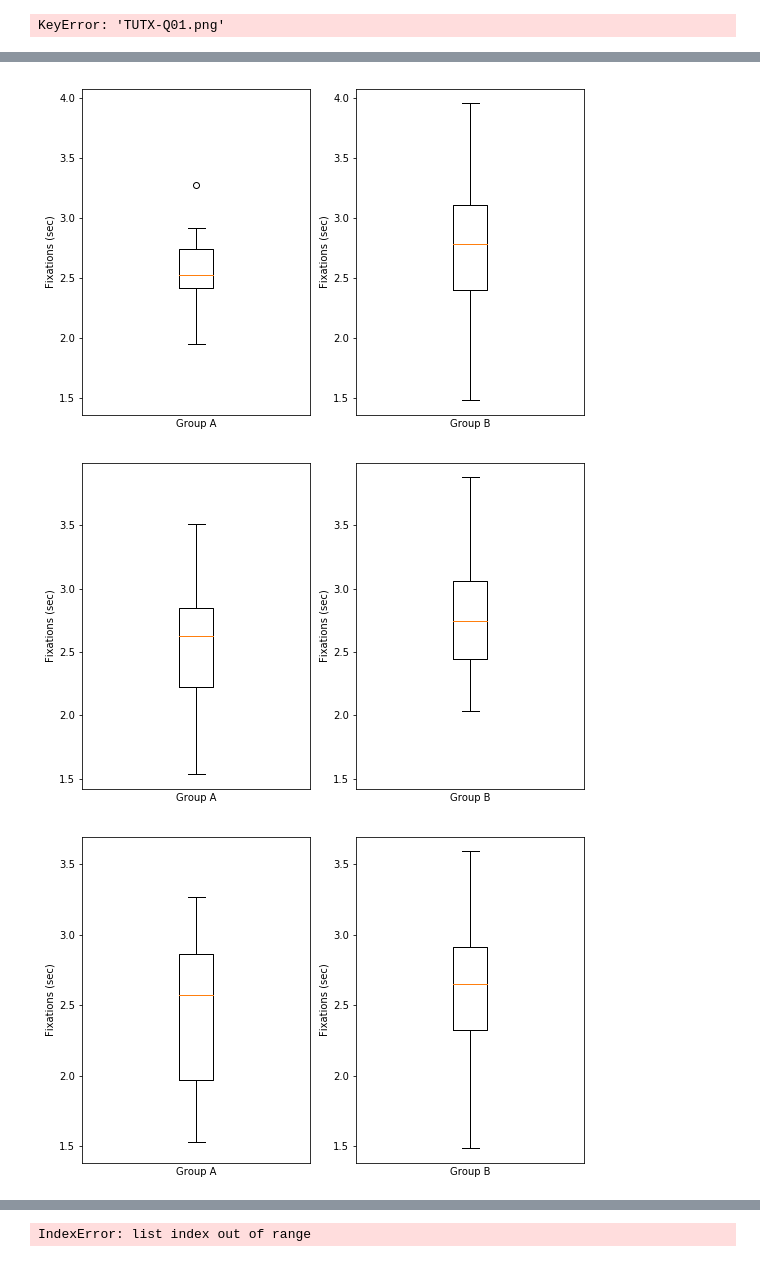
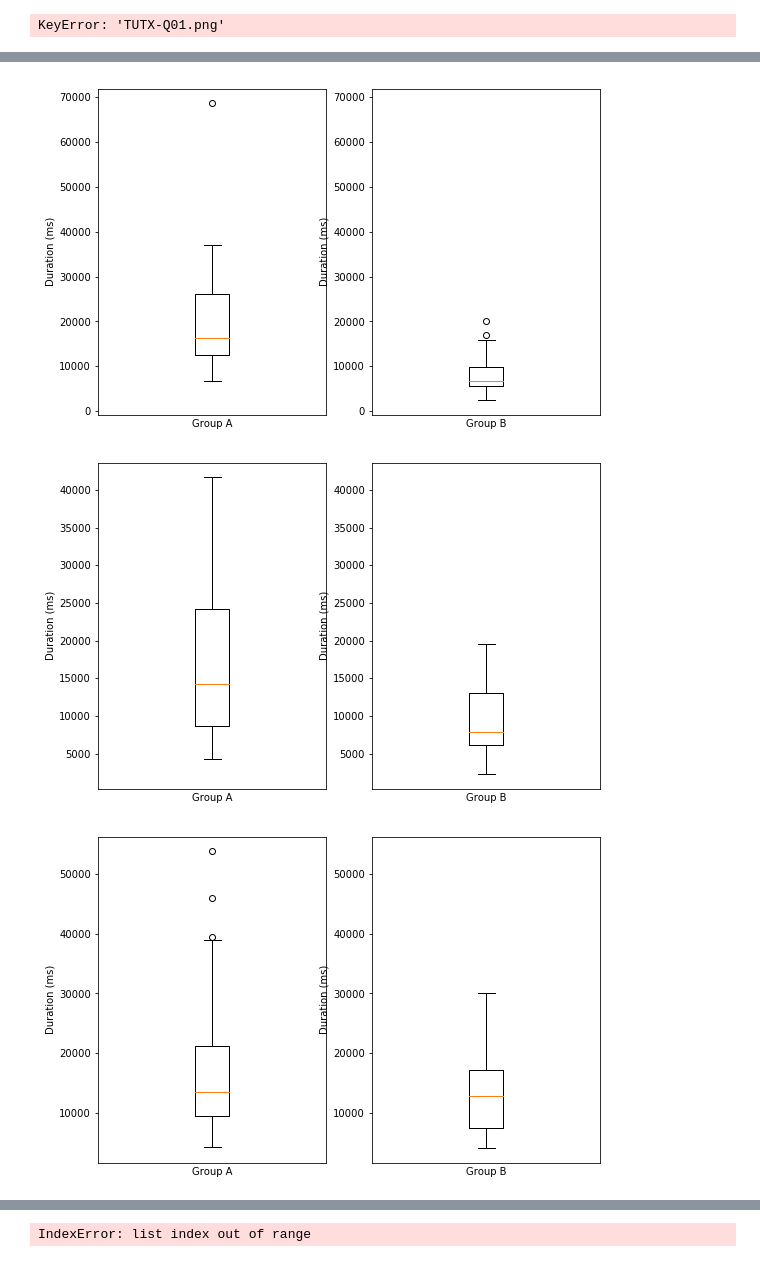
Before and after one commit to SKCarlsson/TobiiScripts, a Jupyter notebook: Notebook/Tobii v3.ipynb, the cells around one changed output, grey strips where cells are left out. Drawn from its saved outputs; the diff is of its cells as text; code cells hidden in the pictures.

```diff
--- a/Notebook/Tobii v3.ipynb
+++ b/Notebook/Tobii v3.ipynb
@@ -65,5 +65,28 @@ def CalculateDurationForImage(dataList):
     end = float(dataList[-1][RecordingTimestampIndex])
     duration = end - start
     #Convert to seconds
-    duration = duration / 1000
+    duration = duration
     return duration
+# %%
+def CalculateFixation(dataList):
+    fixations = {}
+    fixationIndex = GetIndexForHeader("FixationIndex")
+    RecordingTimestampIndex = GetIndexForHeader("RecordingTimestamp")
+    for row in dataList:
+        if row[fixationIndex] not in fixations.keys():
+            fixations[row[fixationIndex]] = []
+            fixations[row[fixationIndex]].append(row)
+        elif row[fixationIndex] in fixations.keys():
+            fixations[row[fixationIndex]].append(row)
+    fixations.pop('', None)
+    fixationCount = len(fixations.keys())
+    fixationDuration = []
+    for key in fixations.keys():
+        start = fixations[key][0][RecordingTimestampIndex]
+        end = fixations[key][-1][RecordingTimestampIndex]
+        duration = int(end) - int(start)
+        fixationDuration.append(duration)
+    fixationDuration = [x for x in fixationDuration if x != 0]
+    fixationDurationAverage = np.mean(fixationDuration)
+    fixationDurationTotal = np.sum(fixationDuration)
+    return fixationCount, fixationDurationAverage, fixationDurationTotal
@@ -129,7 +197,7 @@ def CalculateFixationDuration(dataList):
         elif prev is not "" and current is "":
             end = row[RecordingTimestampIndex]
             duration = int(end) - int(start)
-            duration = float(duration) / 1000
+            duration = float(duration)
             fixationDurations.append(duration)
     return fixationDurations
 # %%
@@ -442,0 +503,6 @@ data["M4A-Q24.png"]
+# %%
+for key in data.keys():
+    for row in data[key]["saccadeDurAmp"]:
+        for comb in row:
+            comb[1] = comb[1].replace(',','.')
+            comb[1] = float(comb[1])
@@ -593,5 +714,5 @@ m4.savefig("M4"+db)
 # %%
-measure = "fixationsPerSecond"
+measure = "fixationDurationTotal"
 M1A = data["M1A-Q01.png"][measure] + data["M1A-Q02.png"][measure] + data["M1A-Q03.png"][measure] +data["M1A-Q04.png"][measure] +data["M1A-Q05.png"][measure] +data["M1A-Q06.png"][measure]
 M1B = data["M1B-Q01.png"][measure] + data["M1B-Q02.png"][measure] + data["M1B-Q03.png"][measure] +data["M1B-Q04.png"][measure] +data["M1B-Q05.png"][measure] +data["M1B-Q06.png"][measure]
 M2A = data["M2A-Q07.png"][measure] + data["M2A-Q08.png"][measure] + data["M2A-Q09.png"][measure] +data["M2A-Q10.png"][measure] +data["M2A-Q11.png"][measure] +data["M2A-Q12.png"][measure]
@@ -602,13 +723,13 @@ M4A = data["M4A-Q19.png"][measure] + data["M4A-Q20.png"][measure] + data["M4A-Q2
 M4B = data["M4B-Q19.png"][measure] + data["M4B-Q20.png"][measure] + data["M4B-Q21.png"][measure] +data["M4B-Q22.png"][measure] +data["M4B-Q23.png"][measure] +data["M4B-Q24.png"][measure]
 
 
-db = "fixationsPerSecondBoxplot"
-m1 = boxplot("Model 1 fixations per second", "Fixations (sec)", M1A, M1B)
+db = "fixationDurationTotalBoxplot"
+m1 = boxplot("Model 1 total fixation duration", "Duration (ms)", M1A, M1B)
 m1.savefig("M1"+db)
-m2 = boxplot("Model 2 fixations per second", "Fixations (sec)", M2A, M2B)
+m2 = boxplot("Model 2 total fixation duration", "Duration (ms)", M2A, M2B)
 m2.savefig("M2"+db)
-m3 = boxplot("Model 3 fixations per second", "Fixations (sec)", M3A, M3B)
+m3 = boxplot("Model 3 total fixation duration", "Duration (ms)", M3A, M3B)
 m3.savefig("M3"+db)
-m4 = boxplot("Model 4 fixations per second", "Fixations (sec)", M4A, M4B)
+m4 = boxplot("Model 4 total fixation duration", "Duration (ms)", M4A, M4B)
 m4.savefig("M4"+db)
 # %% [output]
@@ -616,6 +737,6 @@ m4.savefig("M4"+db)
-[figure, old version]
+[figure, new version]
-[figure, old version]
+[figure, new version]
-[figure, old version]
+[figure, new version]
 # %%
 measure = "amountOfSaccades"
 M1A = data["M1A-Q01.png"][measure] + data["M1A-Q02.png"][measure] + data["M1A-Q03.png"][measure] +data["M1A-Q04.png"][measure] +data["M1A-Q05.png"][measure] +data["M1A-Q06.png"][measure]
```
Also changed, not shown: parts of 112 cells of this notebook, 31 other files.
